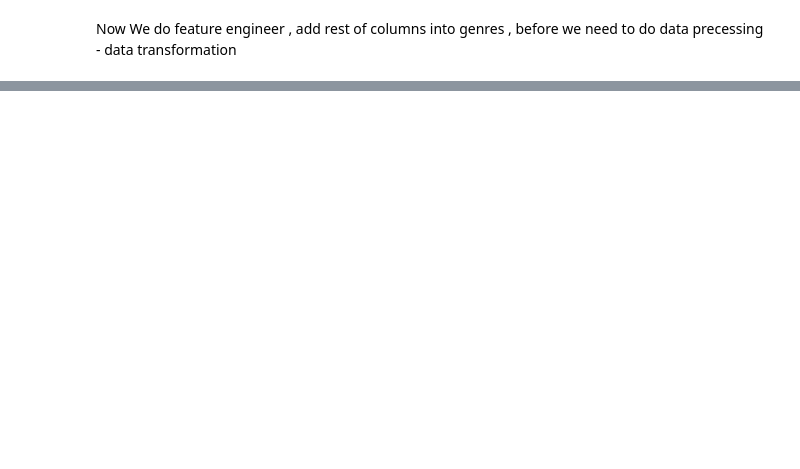
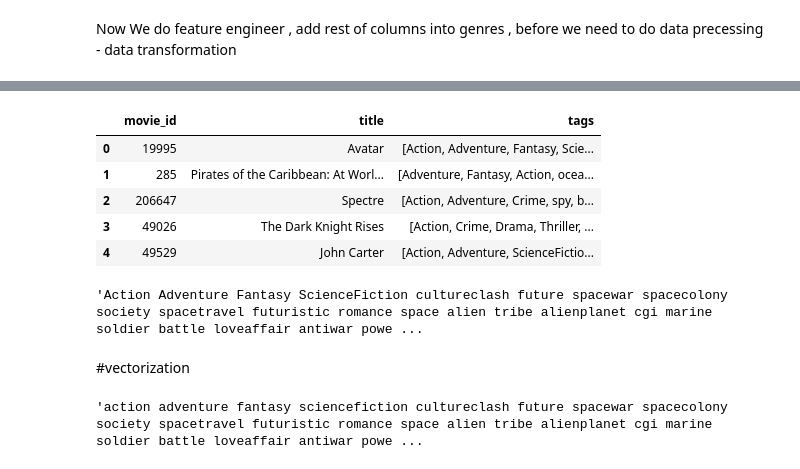
Before and after one commit to 05palAritri-code/movie_recommender_system, a Jupyter notebook: data_preprocessing.ipynb, the cells around one changed output, grey strips where cells are left out. Cells and saved outputs as stored; diff of their text form; code cells hidden in the pictures; blank space fills up the shorter version.

```diff
--- a/data_preprocessing.ipynb
+++ b/data_preprocessing.ipynb
@@ -54,0 +186,2 @@ Now We do feature engineer , add rest of columns into genres , before we need to
+# %%
+data_set['tags'] = data_set['genres'] + data_set['keywords'] + data_set['cast'] + data_set['crew']
@@ -54,0 +197,11 @@ Now We do feature engineer , add rest of columns into genres , before we need to
+# %%
+movie_dataset = data_set[['movie_id' , 'title' , 'tags']]
+# %%
+movie_dataset.head(5)
+# %% [output]
+|  | movie_id | title | tags |
+| 0 | 19995 | Avatar | [Action, Adventure, Fantasy, Scie... |
+| 1 | 285 | Pirates of the Caribbean: At Worl... | [Adventure, Fantasy, Action, ocea... |
+| 2 | 206647 | Spectre | [Action, Adventure, Crime, spy, b... |
+| 3 | 49026 | The Dark Knight Rises | [Action, Crime, Drama, Thriller, ... |
+| 4 | 49529 | John Carter | [Action, Adventure, ScienceFictio... |
@@ -54,0 +211,4 @@ Now We do feature engineer , add rest of columns into genres , before we need to
+# %%
+movie_dataset['tags']
+# %% [output]
+'Action Adventure Fantasy ScienceFiction cultureclash future spacewar spacecolony society spacetravel futuristic romance space alien tribe alienplanet cgi marine soldier battle loveaffair antiwar powe ...
@@ -54,0 +217,6 @@ Now We do feature engineer , add rest of columns into genres , before we need to
+# %% [markdown]
+#vectorization
+# %%
+movie_dataset['tags'][0]
+# %% [output]
+'action adventure fantasy sciencefiction cultureclash future spacewar spacecolony society spacetravel futuristic romance space alien tribe alienplanet cgi marine soldier battle loveaffair antiwar powe ...
```
Also changed, not shown: parts of 33 cells of this notebook, 1 other file.
